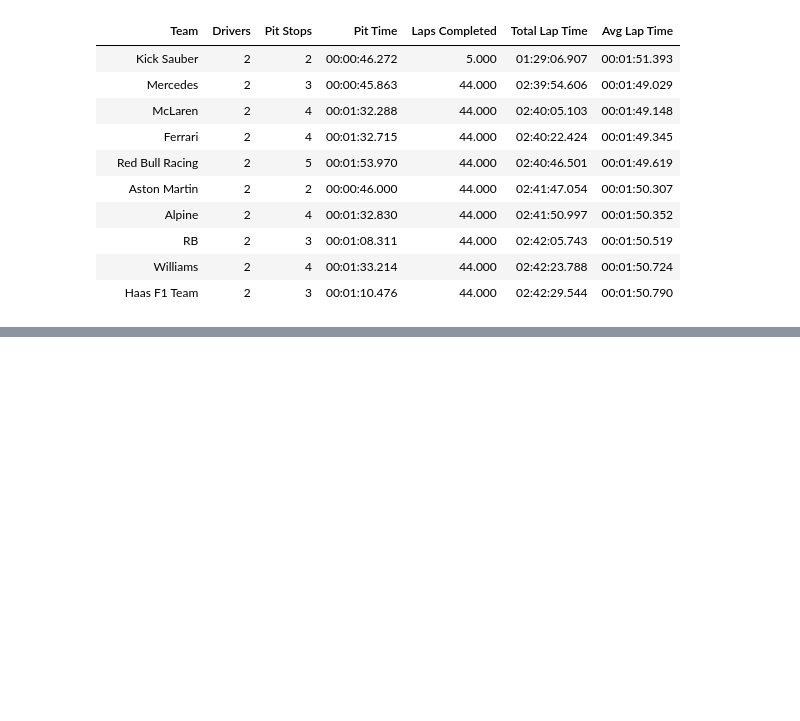
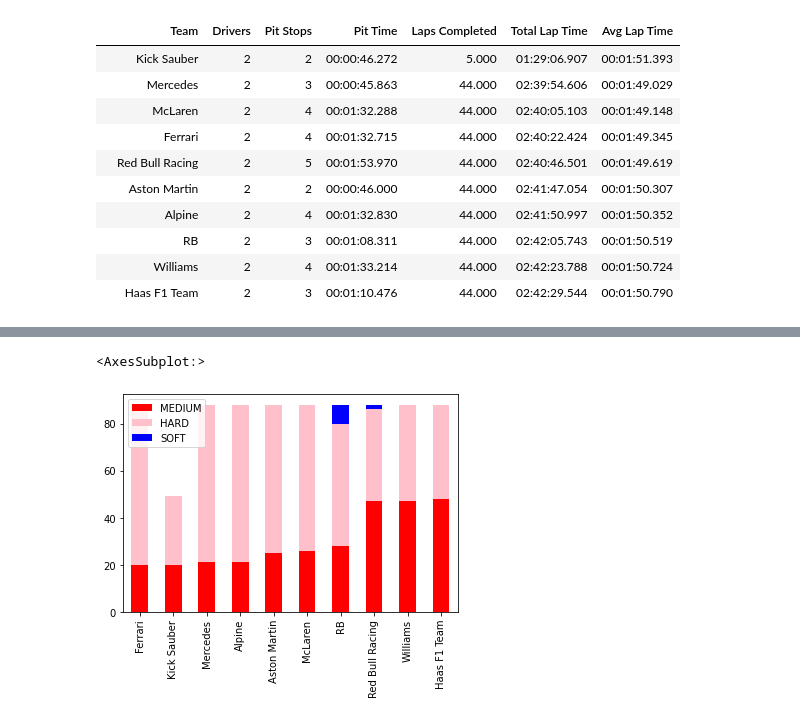
Before and after one commit to MyNameIsCalvinDavis/Data-Science, a Jupyter notebook: F1/F1.ipynb, the cells around one changed output, grey strips where cells are left out. Cells and saved outputs as stored; diff of their text form; code cells hidden in the pictures; blank space fills up the shorter version.

```diff
--- a/F1/F1.ipynb
+++ b/F1/F1.ipynb
@@ -1310,0 +1313,25 @@ teams_summary.sort_values("Total Lap Time")
+# %%
+laps = laps_raw[laps_raw["EventName"] == race]
+compounds = laps["Compound"].unique()
+
+team_compound = pd.DataFrame(columns=compounds)
+
+for team in laps["Team"].unique():
+    laps_c = laps[laps["Team"] == team]
+
+    individual_compound_use = laps_c.groupby(["Team", "Compound"]).count()[["LapNumber"]].reset_index() \
+            [["Compound", "LapNumber"]].set_index("Compound").rename(columns={"LapNumber":team}).T
+
+    team_compound = pd.concat([team_compound, individual_compound_use], axis=0)
+    # 	Driver 	Compound 	LapNumber
+    # 0 	HAM 	HARD 	33.000
+    # 1 	HAM 	MEDIUM 	11.000
+
+team_compound.fillna(0)
+
+
+# """
+#         SOFT   MED   HARD   WET
+# Driver   x     y     z      a
+# Driver   x     y     z      a
+# """
@@ -1310,0 +1350,5 @@ teams_summary.sort_values("Total Lap Time")
+# %%
+team_compound.sort_values("MEDIUM").plot(kind='bar', stacked=True, color=['red', 'pink', 'blue'])
+# %% [output]
+<AxesSubplot:>
+[figure, added]
```
Also changed, not shown: parts of 19 cells of this notebook.
